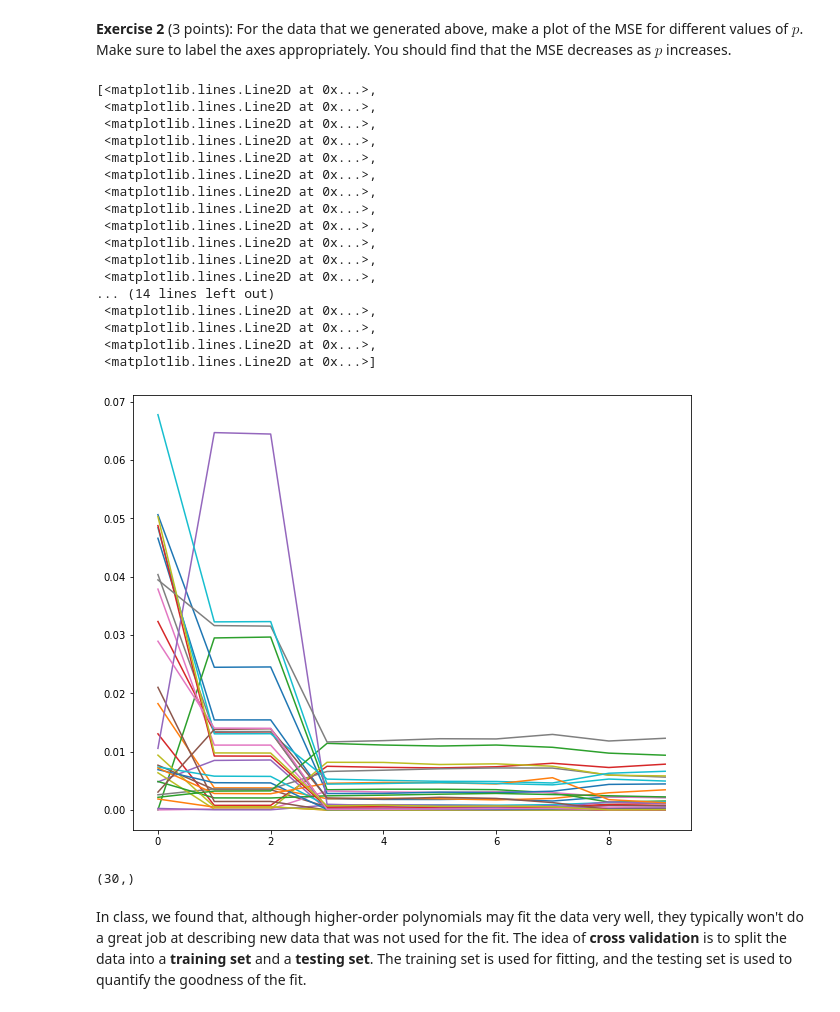
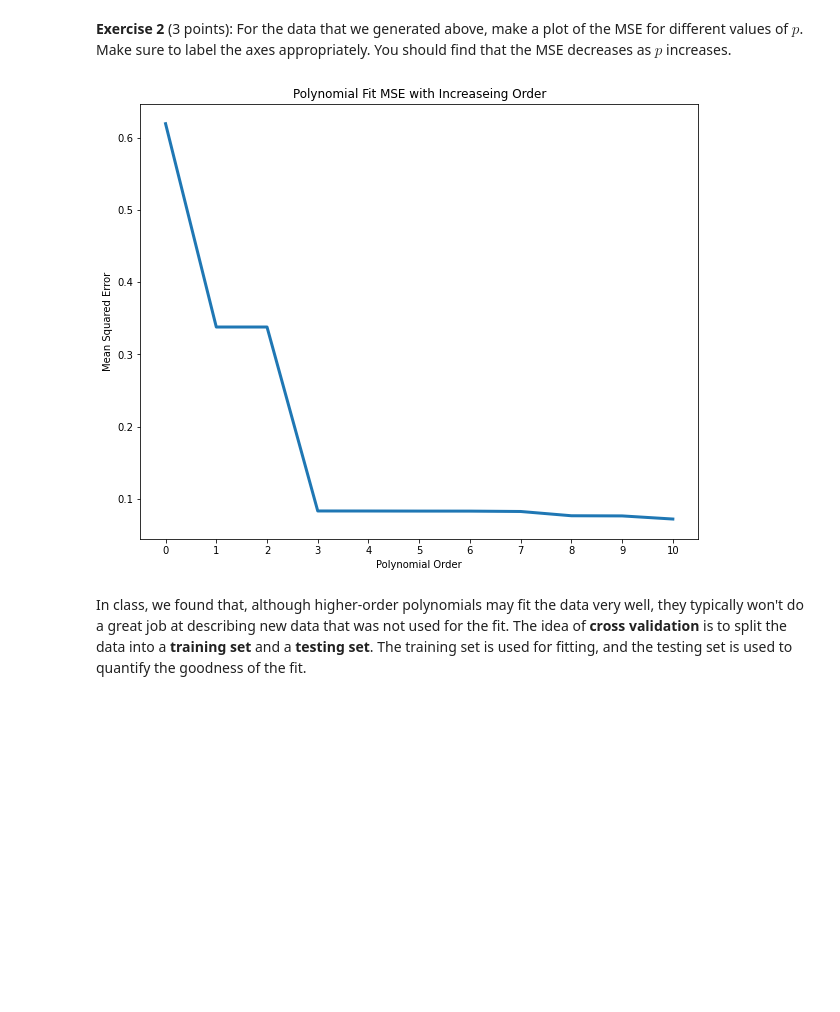
Before and after one commit to burnhamdr/statistical-learning, a Jupyter notebook: HW1_Overfitting.ipynb, the cells around one changed output. Drawn from its saved outputs; the diff is of its cells as text; code cells hidden in the pictures; blank space fills up the shorter version.

```diff
--- a/HW1_Overfitting.ipynb
+++ b/HW1_Overfitting.ipynb
@@ -91,43 +98,26 @@ def mse(x, y, p):
     y_hat = yhat(x, beta_list)  # get estimates using polyfit coefficients
 
     n = len(y)  # get number of data points for mse calculation
-    mse = (1/n)*(y - y_hat)**2  # calculate mse per formula above
+    mse = (1/n)*np.sum((y - y_hat)**2)  # calculate mse per formula above
     return mse
 # %% [markdown]
 **Exercise 2** (3 points): For the data that we generated above, make a plot of the MSE for different values of $p$. Make sure to label the axes appropriately. You should find that the MSE decreases as $p$ increases.
 # %%
 ## Solution ##
-pvals = np.arange(0, 10, 1)
+pvals = np.arange(0, 11, 1)
 mse_list = []
 for itr, p in enumerate(pvals):
     mse_val = mse(x_data, y_data, p)
     mse_list.append(mse_val)
 
 fig, ax = plt.subplots(figsize=(10,8))
-ax.plot(pvals, mse_list)
+ax.plot(pvals, mse_list, lw=3)
+ax.set_xlabel('Polynomial Order')
+ax.set_ylabel('Mean Squared Error')
+ax.set_title('Polynomial Fit MSE with Increaseing Order')
+ax.set_xticks(pvals);
 # %% [output]
-[<matplotlib.lines.Line2D at 0x...>,
- <matplotlib.lines.Line2D at 0x...>,
- <matplotlib.lines.Line2D at 0x...>,
- <matplotlib.lines.Line2D at 0x...>,
- <matplotlib.lines.Line2D at 0x...>,
- <matplotlib.lines.Line2D at 0x...>,
- <matplotlib.lines.Line2D at 0x...>,
- <matplotlib.lines.Line2D at 0x...>,
- <matplotlib.lines.Line2D at 0x...>,
- <matplotlib.lines.Line2D at 0x...>,
- <matplotlib.lines.Line2D at 0x...>,
- <matplotlib.lines.Line2D at 0x...>,
-... (14 lines left out)
- <matplotlib.lines.Line2D at 0x...>,
- <matplotlib.lines.Line2D at 0x...>,
- <matplotlib.lines.Line2D at 0x...>,
- <matplotlib.lines.Line2D at 0x...>]
-[figure, old version]
+[figure, new version]
-# %%
-y_data.shape
-# %% [output]
-(30,)
 # %% [markdown]
 In class, we found that, although higher-order polynomials may fit the data very well, they typically won't do a great job at describing new data that was not used for the fit. The idea of **cross validation** is to split the data into a **training set** and a **testing set**. The training set is used for fitting, and the testing set is used to quantify the goodness of the fit.
 # %% [markdown]
```
Also changed, not shown: parts of 3 cells of this notebook.
